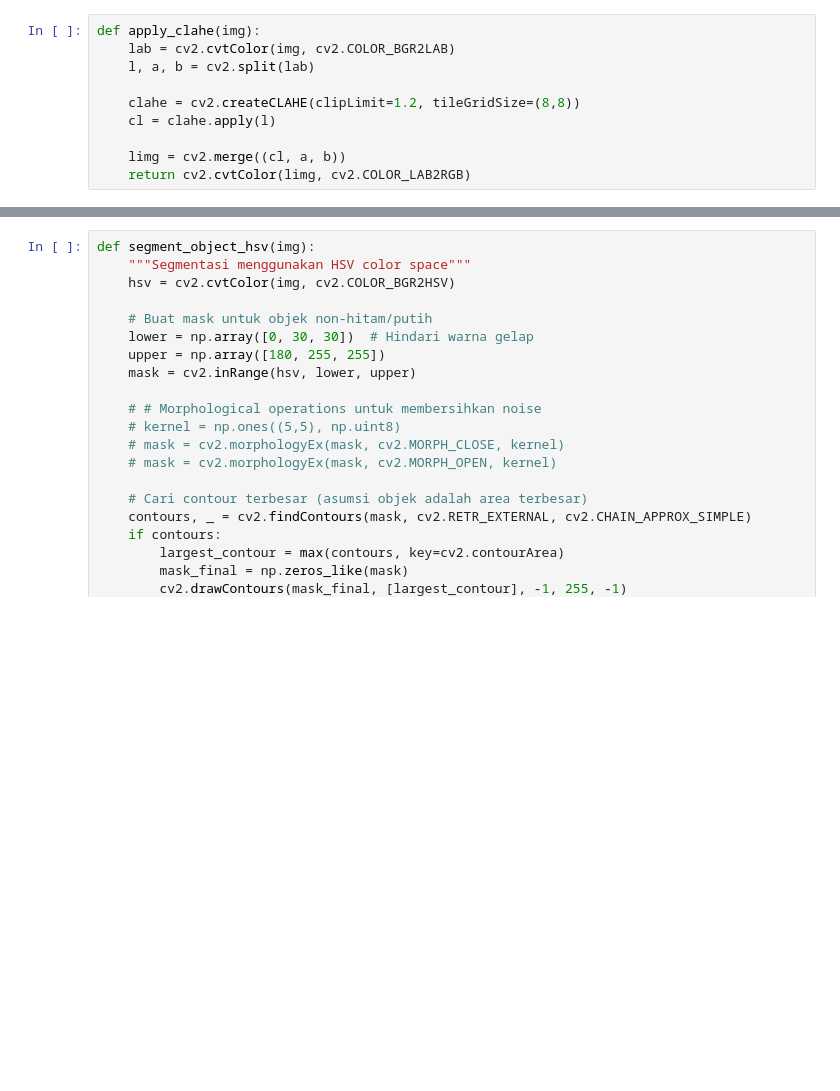
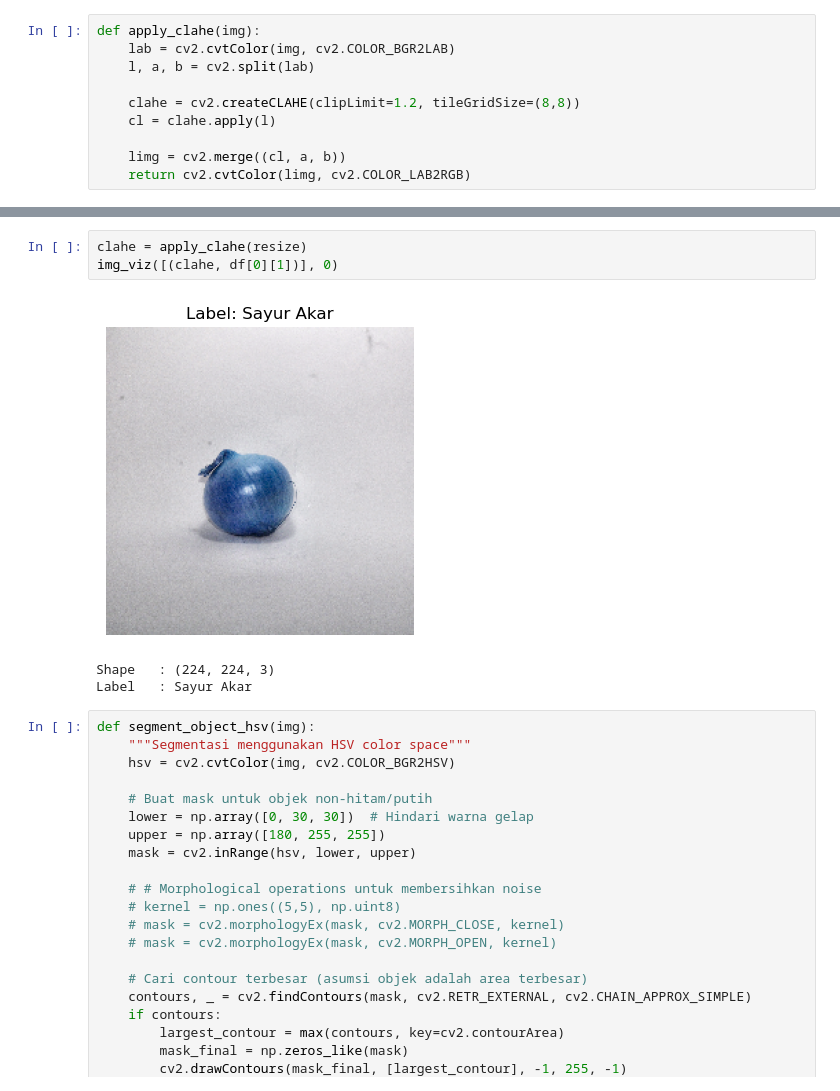
Before and after one commit to sukinnamz/ParisyApp-DataTraining, a Jupyter notebook: color+texture+hogpca.ipynb, the cells around one changed output, grey strips where cells are left out. Saved outputs shown, nothing was run; the diff lists cells and outputs as text; blank space fills up the shorter version.

```diff
--- a/color+texture+hogpca.ipynb
+++ b/color+texture+hogpca.ipynb
@@ -69,3 +79,10 @@ def apply_clahe(img):
+# %%
+clahe = apply_clahe(resize)
+img_viz([(clahe, df[0][1])], 0)
+# %% [output]
+[figure, added]
+Shape   : (224, 224, 3)
+Label   : Sayur Akar
 # %%
 def segment_object_hsv(img):
     """Segmentasi menggunakan HSV color space"""
```
Also changed, not shown: parts of 2 cells of this notebook.
